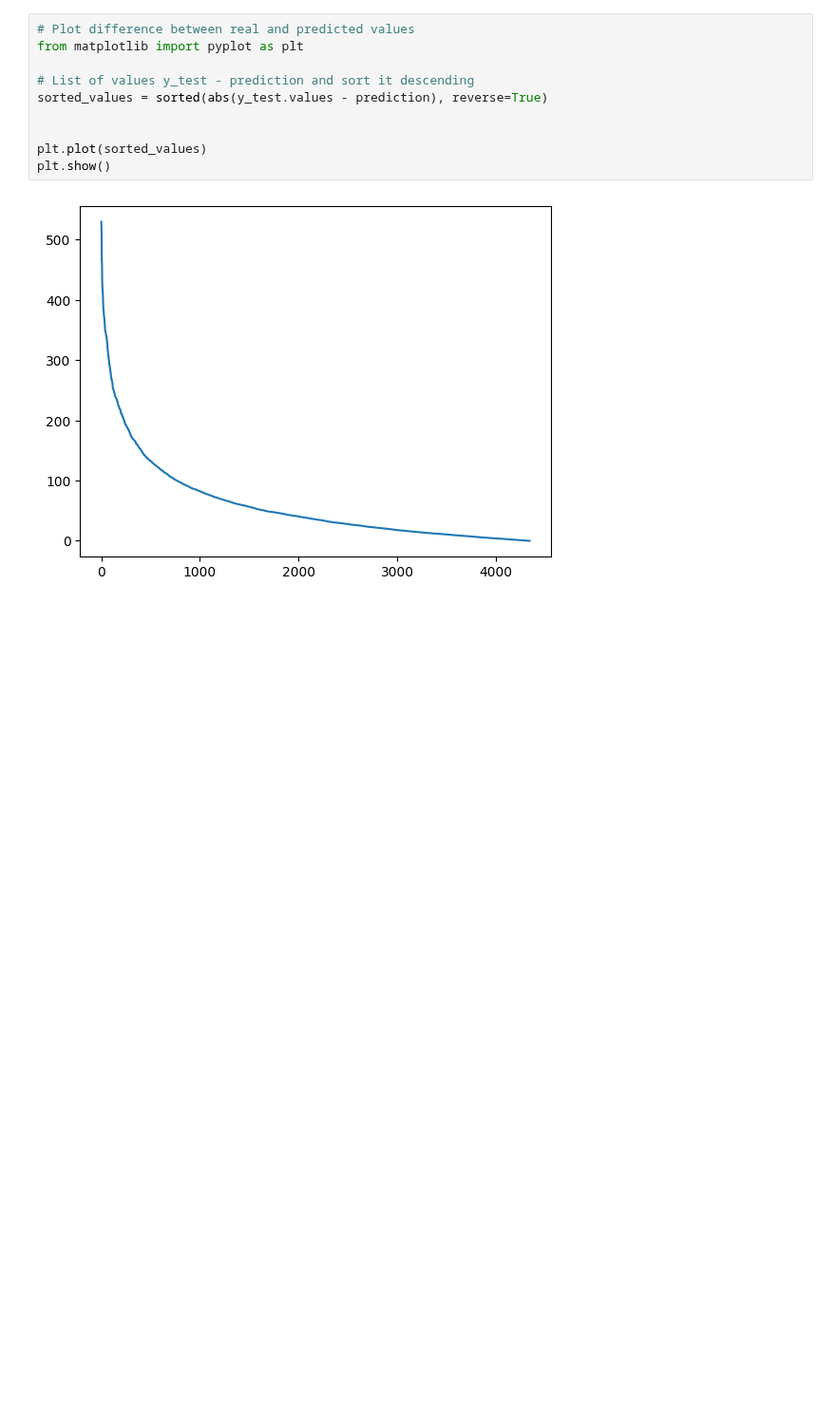
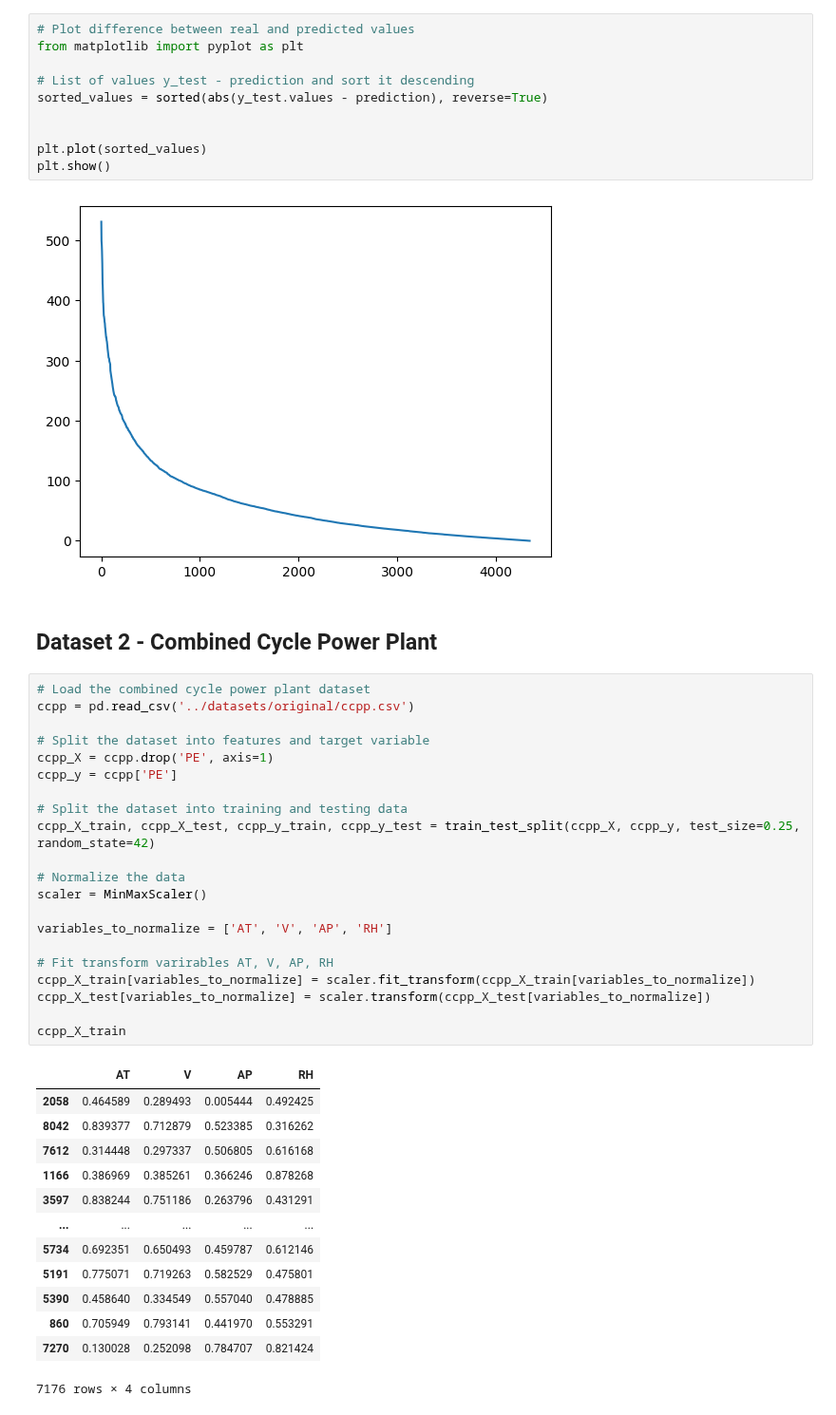
Before and after one commit to richardbinder/MachineLearning2024S, a Jupyter notebook: Exercise2/knn/knn_tests.ipynb, the cells around one changed output. Shown at 95% size. Cells and saved outputs as stored; diff of their text form; blank space fills up the shorter version.

Commit message:
add ccpp and online news to knn_tests

```diff
--- a/Exercise2/knn/knn_tests.ipynb
+++ b/Exercise2/knn/knn_tests.ipynb
@@ -184,3 +184,40 @@ plt.plot(sorted_values)
 plt.show()
 # %% [output]
 [figure]
+# %% [markdown]
+## Dataset 2 - Combined Cycle Power Plant
+# %%
+# Load the combined cycle power plant dataset
+ccpp = pd.read_csv('../datasets/original/ccpp.csv')
+
+# Split the dataset into features and target variable
+ccpp_X = ccpp.drop('PE', axis=1)
+ccpp_y = ccpp['PE']
+
+# Split the dataset into training and testing data
+ccpp_X_train, ccpp_X_test, ccpp_y_train, ccpp_y_test = train_test_split(ccpp_X, ccpp_y, test_size=0.25, random_state=42)
+
+# Normalize the data
+scaler = MinMaxScaler()
+
+variables_to_normalize = ['AT', 'V', 'AP', 'RH']
+
+# Fit transform varirables AT, V, AP, RH
+ccpp_X_train[variables_to_normalize] = scaler.fit_transform(ccpp_X_train[variables_to_normalize])
+ccpp_X_test[variables_to_normalize] = scaler.transform(ccpp_X_test[variables_to_normalize])
+
+ccpp_X_train
+# %% [output]
+|  | AT | V | AP | RH |
+| 2058 | 0.464589 | 0.289493 | 0.005444 | 0.492425 |
+| 8042 | 0.839377 | 0.712879 | 0.523385 | 0.316262 |
+| 7612 | 0.314448 | 0.297337 | 0.506805 | 0.616168 |
+| 1166 | 0.386969 | 0.385261 | 0.366246 | 0.878268 |
+| 3597 | 0.838244 | 0.751186 | 0.263796 | 0.431291 |
+| ... | ... | ... | ... | ... |
+| 5734 | 0.692351 | 0.650493 | 0.459787 | 0.612146 |
+| 5191 | 0.775071 | 0.719263 | 0.582529 | 0.475801 |
+| 5390 | 0.458640 | 0.334549 | 0.557040 | 0.478885 |
+| 860 | 0.705949 | 0.793141 | 0.441970 | 0.553291 |
+| 7270 | 0.130028 | 0.252098 | 0.784707 | 0.821424 |
+7176 rows × 4 columns
```
Also changed, not shown: parts of 6 cells of this notebook.
